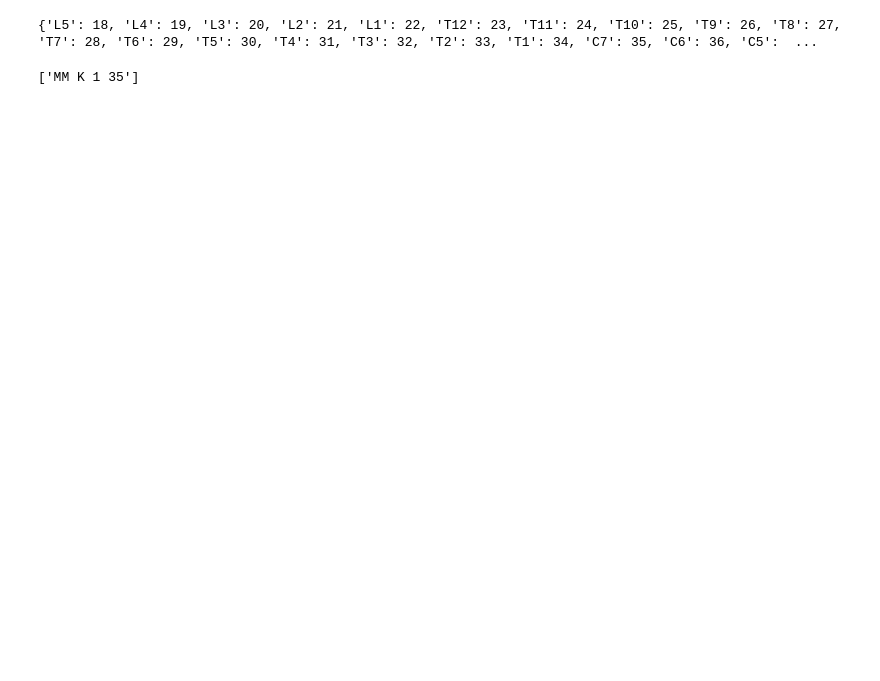
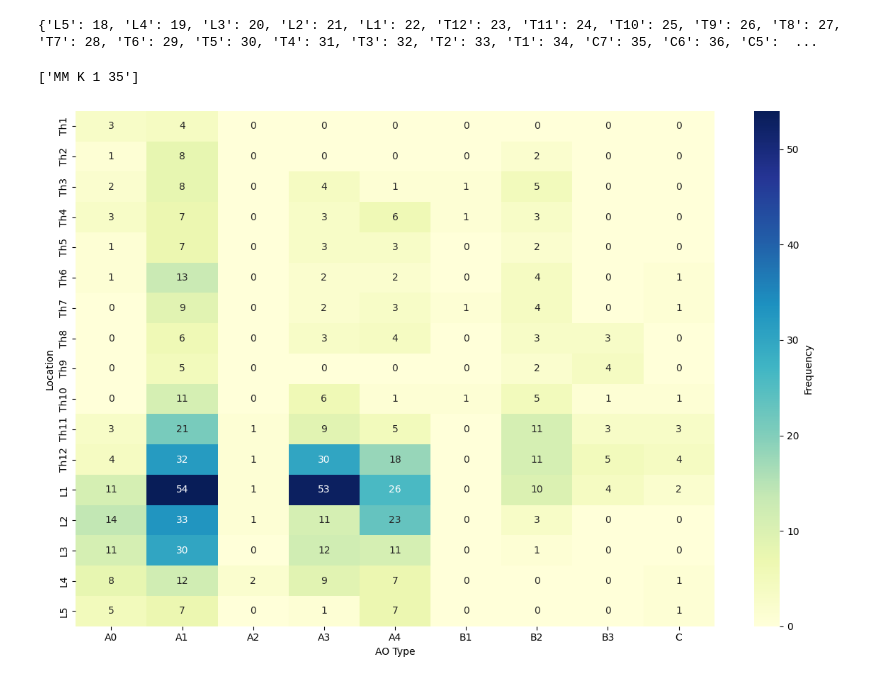
Before and after one commit to Matthev00/vertabrae_cls, a Jupyter notebook: notebooks/raport_eda.ipynb, the cells around one changed output. Saved outputs shown, nothing was run; the diff lists cells and outputs as text; code cells hidden in the pictures; blank space fills up the shorter version.

```diff
--- a/notebooks/raport_eda.ipynb
+++ b/notebooks/raport_eda.ipynb
@@ -251,0 +302,25 @@ extract_dir_names("MM K 1, 2 35")
+# %%
+expanded_data = []
+for first, second in all_pairs:
+    segments = re.split(r"[/\-]", first)  # Rozdzielanie lokalizacji
+    for segment in segments:
+        expanded_data.append({"Location": segment.strip(), "AO_Type": second})
+
+# Tworzenie DataFrame
+df = pd.DataFrame(expanded_data)
+
+# Grupowanie danych i tworzenie tabeli przestawnej
+pivot_table = df.pivot_table(index="Location", columns="AO_Type", aggfunc="size", fill_value=0)
+
+# Sortowanie wierszy według vertebra_order
+pivot_table = pivot_table.reindex(vertebra_order)
+
+# Tworzenie heatmapy
+plt.figure(figsize=(12, 8))
+sns.heatmap(pivot_table, annot=True, fmt="d", cmap="YlGnBu", cbar_kws={"label": "Frequency"})
+plt.xlabel("AO Type")
+plt.ylabel("Location")
+plt.tight_layout()
+plt.show()
+# %% [output]
+[figure, added]
```
Also changed, not shown: parts of 8 cells of this notebook, 6 other files.
